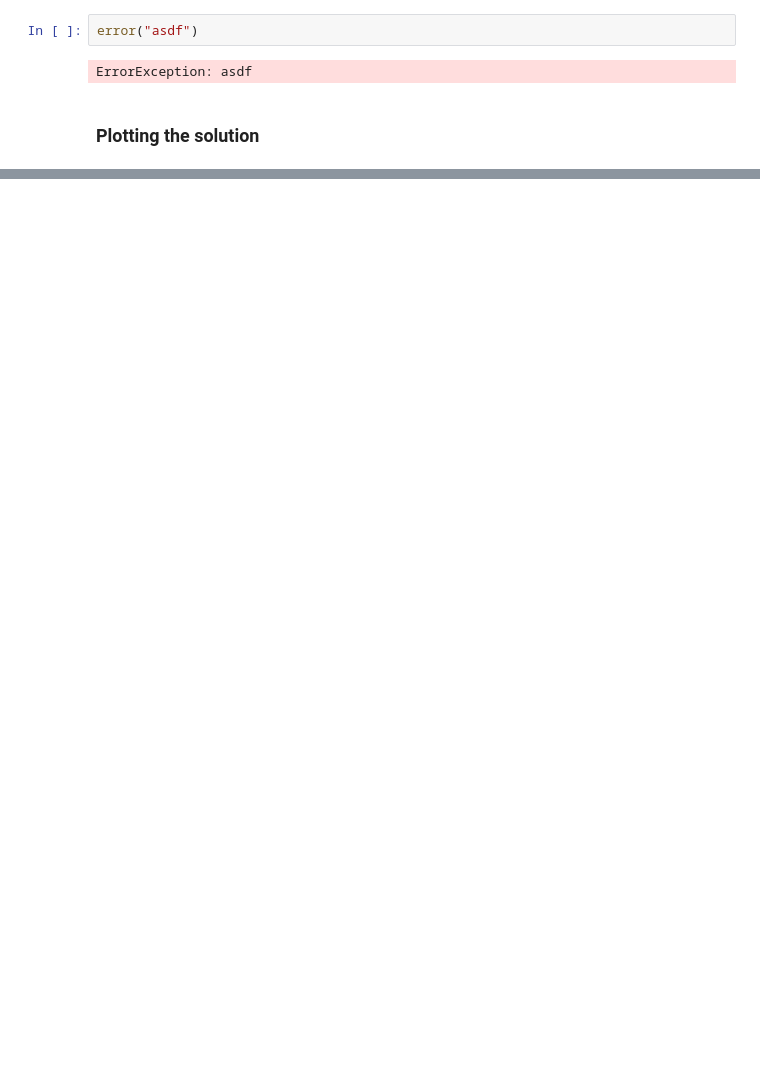
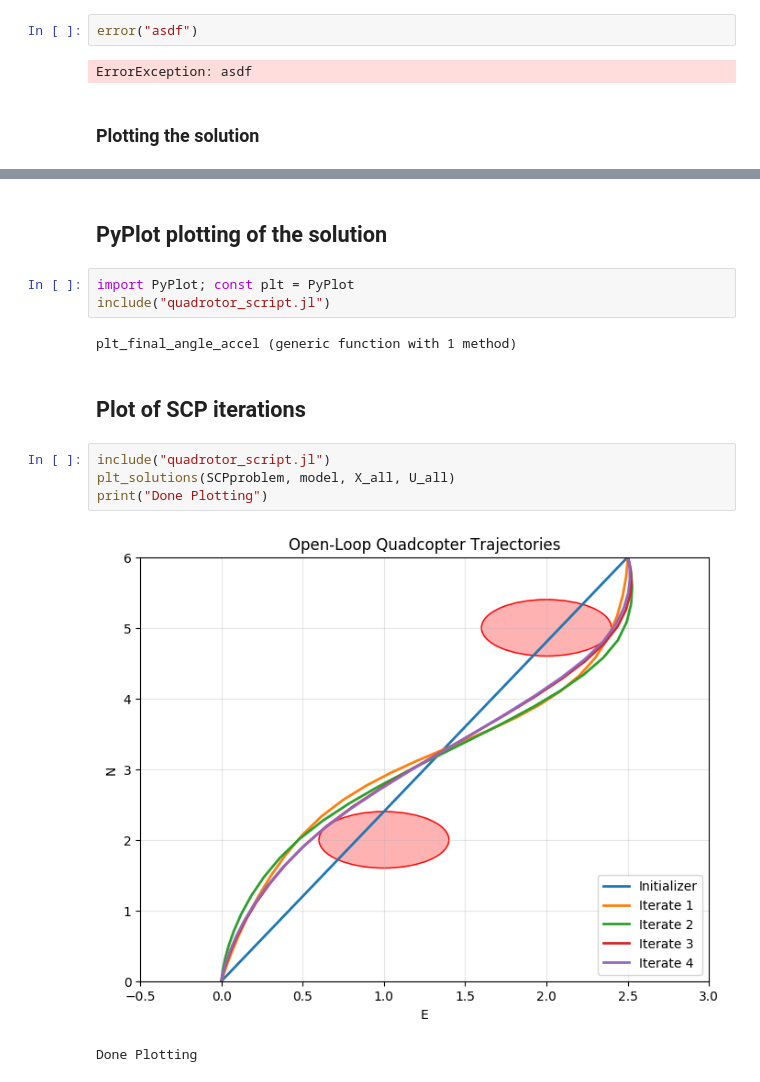
Before and after one commit to StanfordASL/GuSTO_quad_astrobee, a Jupyter notebook: quadrotor_CSM.ipynb, the cells around one changed output, grey strips where cells are left out. Drawn from its saved outputs; the diff is of its cells as text; blank space fills up the shorter version.

Commit message:
Finished plots. Need to scale font sizes to fit nicely.

```diff
--- a/quadrotor_CSM.ipynb
+++ b/quadrotor_CSM.ipynb
@@ -166,3 +165,19 @@ p1 = plot!(timeSpan, ones(length(timeSpan))*model.uMin, linewidth=1, linecolor=:
 p2 = plot_solutions(SCPproblem, model, X_all[1:end], U_all[1:end])
 
 plot(p1,p2,layout=(1,2))
+# %% [markdown]
+## PyPlot plotting of the solution
+# %%
+import PyPlot; const plt = PyPlot
+include("quadrotor_script.jl")
+# %% [output]
+plt_final_angle_accel (generic function with 1 method)
+# %% [markdown]
+## Plot of SCP iterations
+# %%
+include("quadrotor_script.jl")
+plt_solutions(SCPproblem, model, X_all, U_all)
+print("Done Plotting")
+# %% [output]
+[figure, added]
+Done Plotting
```
Also changed, not shown: parts of 6 cells of this notebook, 3 other files.
